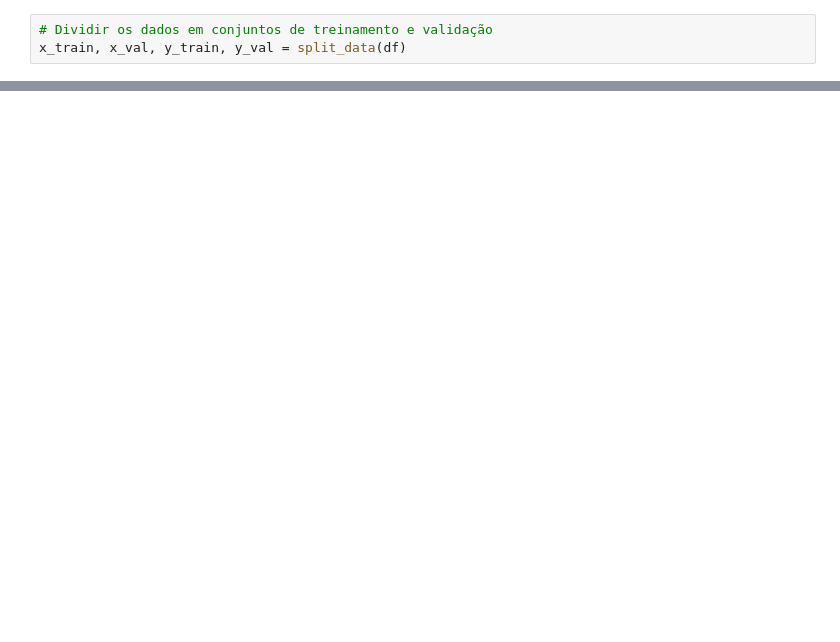
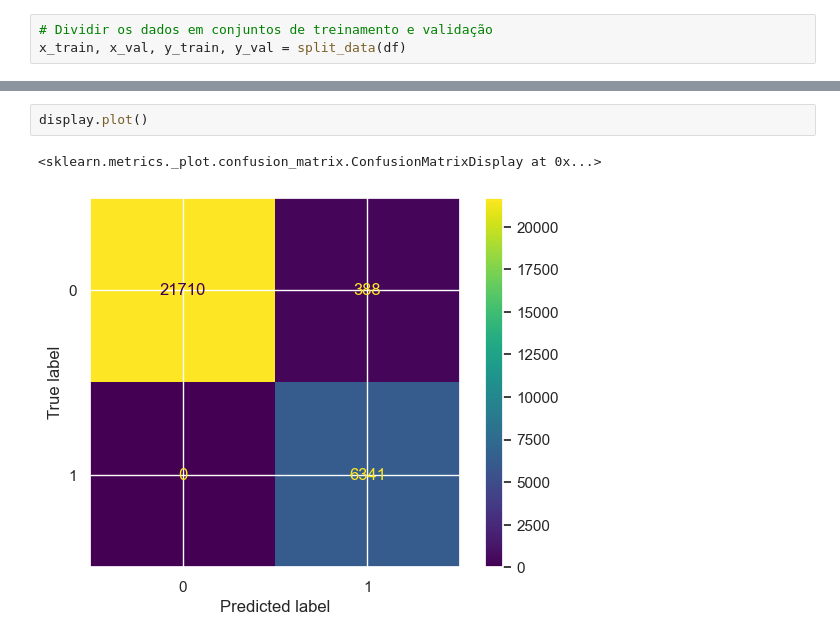
Before and after one commit to omarcos0708/Predicao-Chuvas-com-Deep-Learning, a Jupyter notebook: Rain_detector.ipynb, the cells around one changed output, grey strips where cells are left out. Saved outputs shown, nothing was run; the diff lists cells and outputs as text; blank space fills up the shorter version.

```diff
--- a/Rain_detector.ipynb
+++ b/Rain_detector.ipynb
@@ -236,0 +330,5 @@ ValueError: Failed to convert a NumPy array to a Tensor (Unsupported object type
+# %%
+display.plot()
+# %% [output]
+<sklearn.metrics._plot.confusion_matrix.ConfusionMatrixDisplay at 0x...>
+[figure, added]
```
Also changed, not shown: parts of 24 cells of this notebook, 2 other files.
